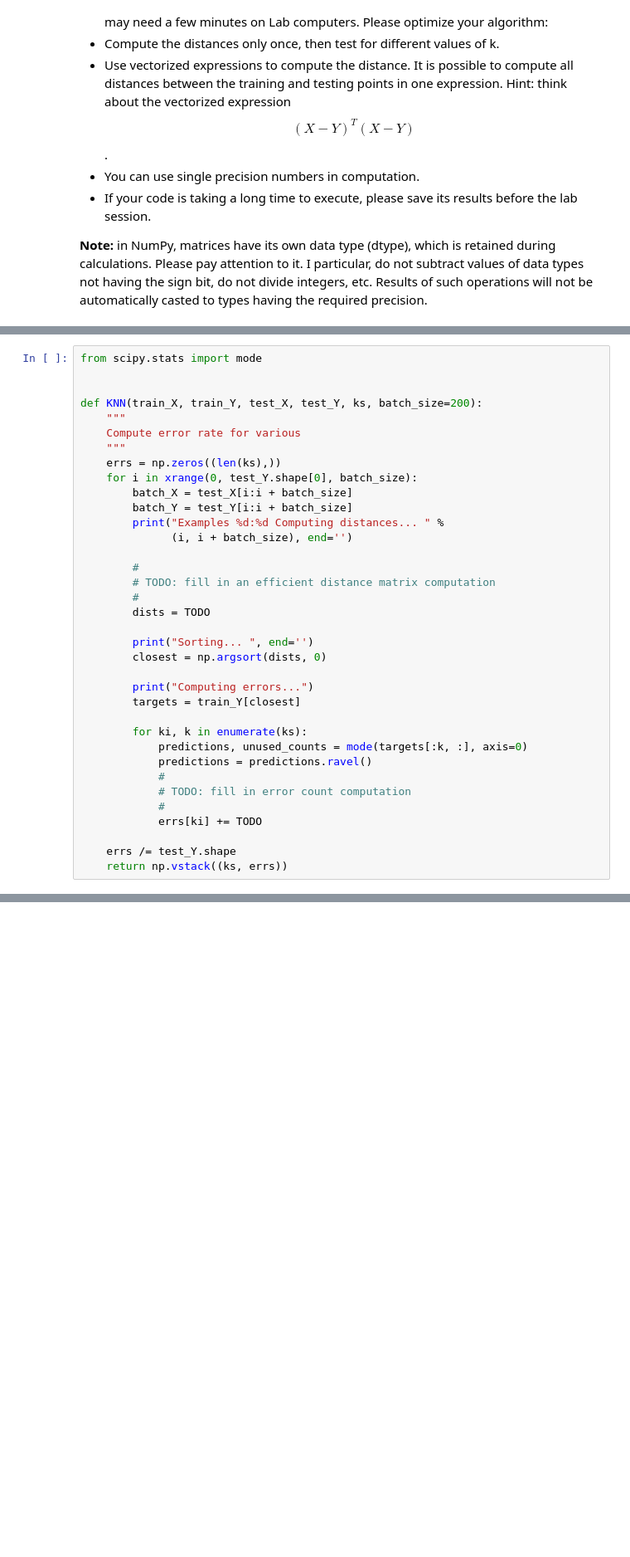
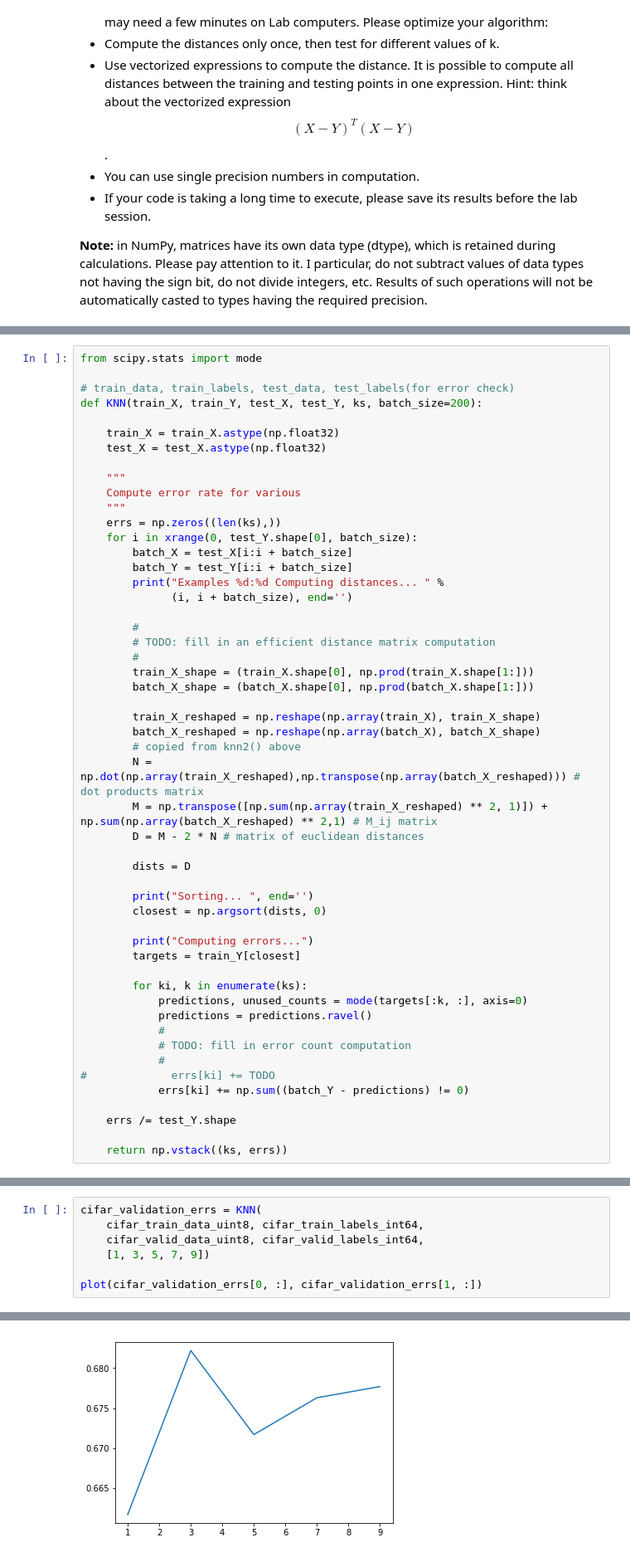
Before and after one commit to dingorth/neural_networks, a Jupyter notebook: assignment1/Assignment1.ipynb, the cells around one changed output, grey strips where cells are left out. Shown: that part at 83% size. Drawn from its saved outputs; the diff is of its cells as text; blank space fills up the shorter version.

```diff
--- a/assignment1/Assignment1.ipynb
+++ b/assignment1/Assignment1.ipynb
@@ -474,8 +560,12 @@ except ImportError:
 # %%
 from scipy.stats import mode
 
+# train_data, train_labels, test_data, test_labels(for error check)
+def KNN(train_X, train_Y, test_X, test_Y, ks, batch_size=200):
 
-def KNN(train_X, train_Y, test_X, test_Y, ks, batch_size=200):
+    train_X = train_X.astype(np.float32)
+    test_X = test_X.astype(np.float32)
+
     """
     Compute error rate for various
     """
@@ -489,7 +579,17 @@ def KNN(train_X, train_Y, test_X, test_Y, ks, batch_size=200):
         #
         # TODO: fill in an efficient distance matrix computation
         #
-        dists = TODO
+        train_X_shape = (train_X.shape[0], np.prod(train_X.shape[1:]))
+        batch_X_shape = (batch_X.shape[0], np.prod(batch_X.shape[1:]))
+
+        train_X_reshaped = np.reshape(np.array(train_X), train_X_shape)
+        batch_X_reshaped = np.reshape(np.array(batch_X), batch_X_shape)
+        # copied from knn2() above
+        N = np.dot(np.array(train_X_reshaped),np.transpose(np.array(batch_X_reshaped))) # dot products matrix
+        M = np.transpose([np.sum(np.array(train_X_reshaped) ** 2, 1)]) + np.sum(np.array(batch_X_reshaped) ** 2,1) # M_ij matrix
+        D = M - 2 * N # matrix of euclidean distances
+
+        dists = D
 
         print("Sorting... ", end='')
         closest = np.argsort(dists, 0)
@@ -503,9 +603,11 @@ def KNN(train_X, train_Y, test_X, test_Y, ks, batch_size=200):
             #
             # TODO: fill in error count computation
             #
-            errs[ki] += TODO
+#             errs[ki] += TODO
+            errs[ki] += np.sum((batch_Y - predictions) != 0)
 
     errs /= test_Y.shape
+
     return np.vstack((ks, errs))
 # %%
 # Now find the best k on the validation set
@@ -536,0 +673,8 @@ print("When k=%d the test error rate is %.1f%%" %
+# %%
+cifar_validation_errs = KNN(
+    cifar_train_data_uint8, cifar_train_labels_int64,
+    cifar_valid_data_uint8, cifar_valid_labels_int64,
+    [1, 3, 5, 7, 9])
+
+plot(cifar_validation_errs[0, :], cifar_validation_errs[1, :])
+# %% [output]
@@ -536,0 +699 @@ print("When k=%d the test error rate is %.1f%%" %
+[figure, added]
```
Also changed, not shown: parts of 17 cells of this notebook.
